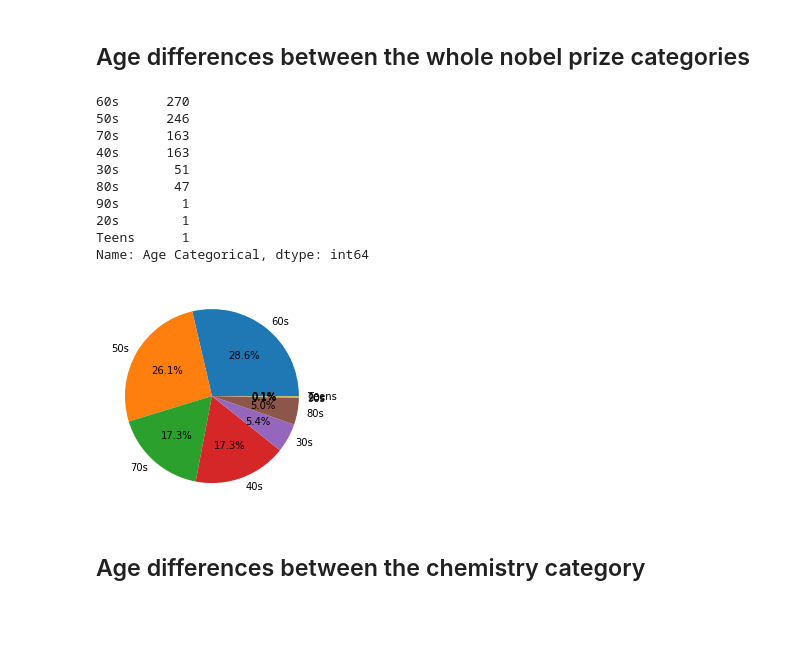
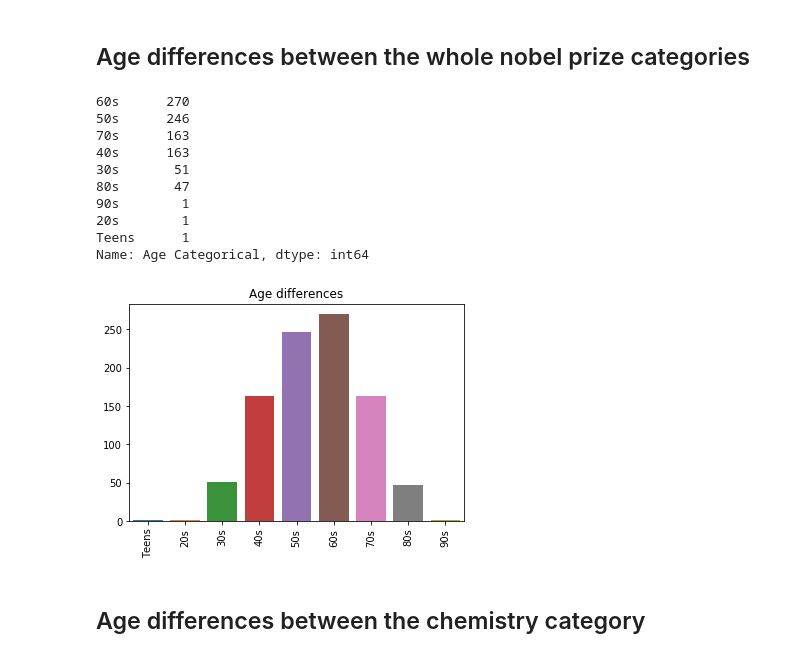
Before and after one commit to ahmedattia213/Project1DataEngineering, a Jupyter notebook: DataVisualization.ipynb, the cells around one changed output. Saved outputs shown, nothing was run; the diff lists cells and outputs as text; code cells hidden in the pictures; blank space fills up the shorter version.

```diff
--- a/DataVisualization.ipynb
+++ b/DataVisualization.ipynb
@@ -164,21 +164,25 @@ NobelData['Age Categorical'] = pd.cut(NobelData['Age'], bins, labels=groupNames)
 # %%
 NobelAge = NobelData['Age Categorical'].value_counts()
 print(NobelAge)
 
-pie(NobelAge, labels=NobelAge.index, autopct='%1.1f%%');
-show()
+
+
+sns.barplot(x=NobelAge.index,y=NobelAge.values)
+plt.xticks(rotation=90)
+plt.title('Age differences')
+plt.show()
 # %% [output]
 60s      270
 50s      246
 70s      163
 40s      163
 30s       51
 80s       47
 90s        1
 20s        1
 Teens      1
 Name: Age Categorical, dtype: int64
-[figure, old version]
+[figure, new version]
 # %% [markdown]
 ## Age differences between the chemistry category
 # %%
```
Also changed, not shown: parts of 19 cells of this notebook.
